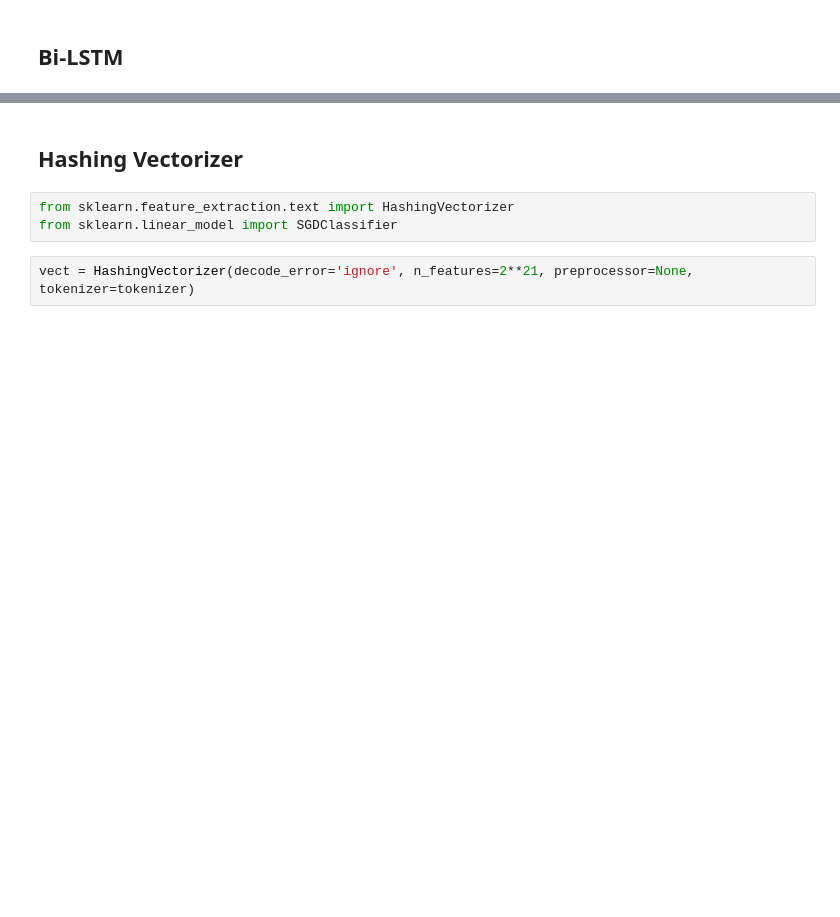
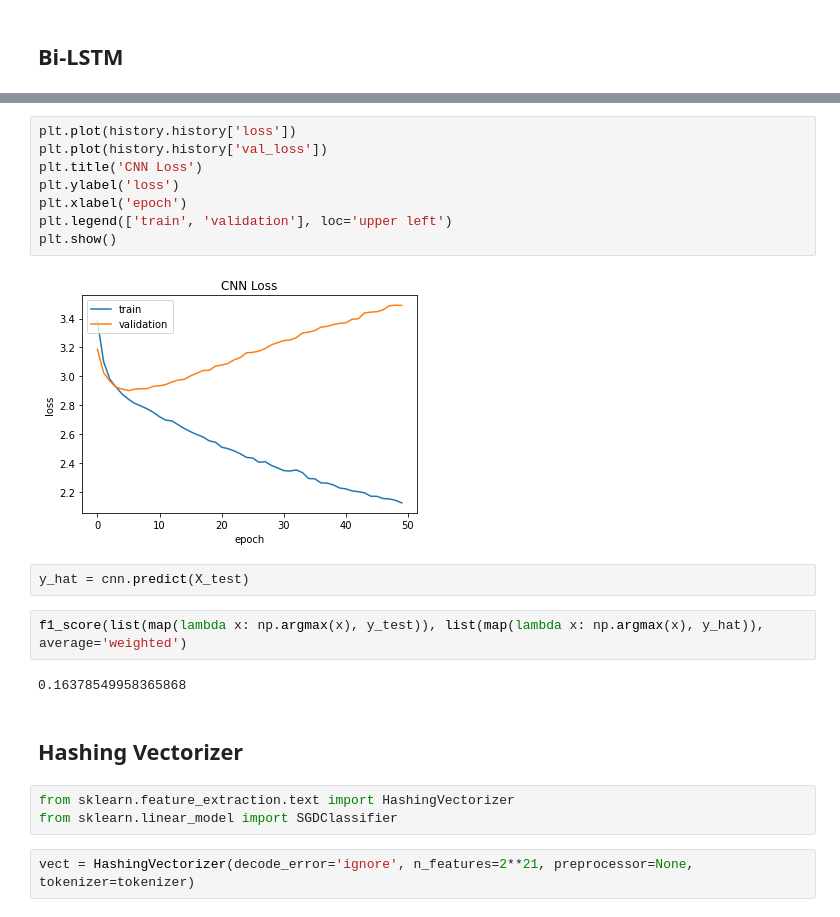
Before and after one commit to knarfamlap/tweet2emoji, a Jupyter notebook: main.ipynb, the cells around one changed output, grey strips where cells are left out. Saved outputs shown, nothing was run; the diff lists cells and outputs as text; blank space fills up the shorter version.

```diff
--- a/main.ipynb
+++ b/main.ipynb
@@ -548,3 +516,19 @@ mappings.iloc[1381]['ucode']
+# %%
+plt.plot(history.history['loss'])
+plt.plot(history.history['val_loss'])
+plt.title('CNN Loss')
+plt.ylabel('loss')
+plt.xlabel('epoch')
+plt.legend(['train', 'validation'], loc='upper left')
+plt.show()
+# %% [output]
+[figure, added]
+# %%
+y_hat = cnn.predict(X_test)
+# %%
+f1_score(list(map(lambda x: np.argmax(x), y_test)), list(map(lambda x: np.argmax(x), y_hat)), average='weighted')
+# %% [output]
+0.16378549958365868
 # %% [markdown]
 ## Hashing Vectorizer
 # %%
```
Also changed, not shown: parts of 39 cells of this notebook.
